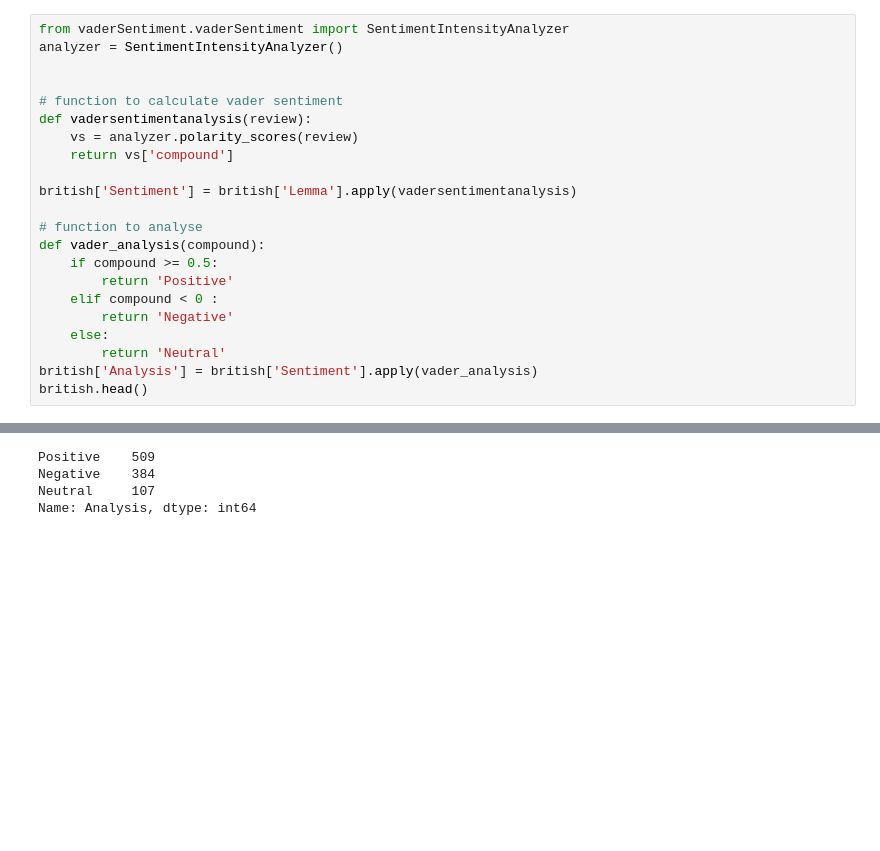
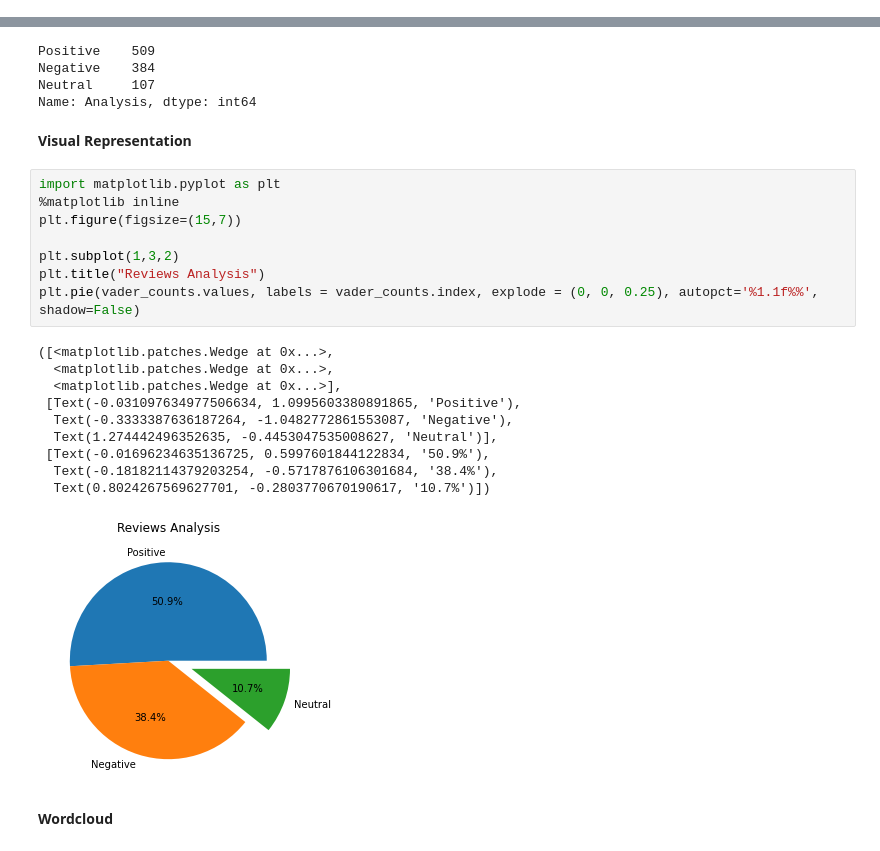
Before and after one commit to DOMINION-JOHN1/British-Airways, a Jupyter notebook: British Airways.ipynb, the cells around one changed output, grey strips where cells are left out. Saved outputs shown, nothing was run; the diff lists cells and outputs as text; blank space fills up the shorter version.

Commit message:
pie chart visual representation of the sentimental analysis

```diff
--- a/British Airways.ipynb
+++ b/British Airways.ipynb
@@ -197,25 +197,3 @@ british[['reviews','Lemma']]
 ***Sentiment Analysis using VADER***
 # %%
 !pip install vaderSentiment
-# %%
-from vaderSentiment.vaderSentiment import SentimentIntensityAnalyzer
-analyzer = SentimentIntensityAnalyzer()
-
-
-# function to calculate vader sentiment
-def vadersentimentanalysis(review):
-    vs = analyzer.polarity_scores(review)
-    return vs['compound']
-
-british['Sentiment'] = british['Lemma'].apply(vadersentimentanalysis)
-
-# function to analyse
-def vader_analysis(compound):
-    if compound >= 0.5:
-        return 'Positive'
-    elif compound < 0 :
-        return 'Negative'
-    else:
-        return 'Neutral'
-british['Analysis'] = british['Sentiment'].apply(vader_analysis)
-british.head()
@@ -234,3 +227,26 @@ Positive    509
 Negative    384
 Neutral     107
 Name: Analysis, dtype: int64
+# %% [markdown]
+**Visual Representation**
+# %%
+import matplotlib.pyplot as plt
+%matplotlib inline
+plt.figure(figsize=(15,7))
+
+plt.subplot(1,3,2)
+plt.title("Reviews Analysis")
+plt.pie(vader_counts.values, labels = vader_counts.index, explode = (0, 0, 0.25), autopct='%1.1f%%', shadow=False)
+# %% [output]
+([<matplotlib.patches.Wedge at 0x...>,
+  <matplotlib.patches.Wedge at 0x...>,
+  <matplotlib.patches.Wedge at 0x...>],
+ [Text(-0.031097634977506634, 1.0995603380891865, 'Positive'),
+  Text(-0.3333387636187264, -1.0482772861553087, 'Negative'),
+  Text(1.274442496352635, -0.4453047535008627, 'Neutral')],
+ [Text(-0.01696234635136725, 0.5997601844122834, '50.9%'),
+  Text(-0.18182114379203254, -0.5717876106301684, '38.4%'),
+  Text(0.8024267569627701, -0.2803770670190617, '10.7%')])
+[figure, added]
+# %% [markdown]
+**Wordcloud**
```
Also changed, not shown: parts of 4 cells of this notebook.
